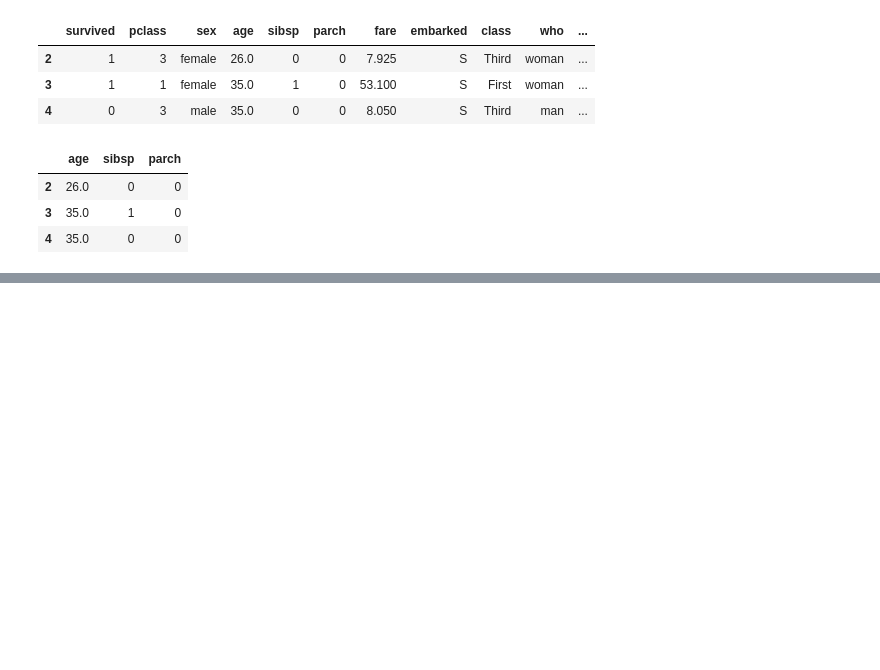
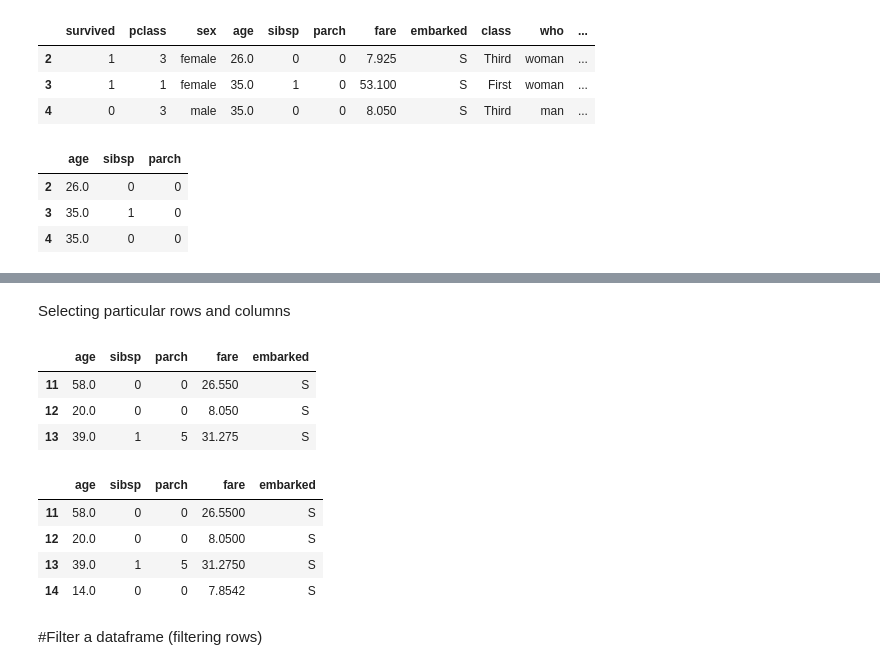
Before and after one commit to Tahan402/Tahan402, a Jupyter notebook: Pandas.ipynb, the cells around one changed output, grey strips where cells are left out. Saved outputs shown, nothing was run; the diff lists cells and outputs as text; code cells hidden in the pictures; blank space fills up the shorter version.

```diff
--- a/Pandas.ipynb
+++ b/Pandas.ipynb
@@ -273,0 +454,19 @@ titanic_data.iloc[2:5,3:6]
+# %% [markdown]
+Selecting particular rows and columns
+# %%
+titanic_data[titanic_data.columns[3:8]].iloc[11:14]
+# %% [output]
+|  | age | sibsp | parch | fare | embarked |
+| 11 | 58.0 | 0 | 0 | 26.550 | S |
+| 12 | 20.0 | 0 | 0 | 8.050 | S |
+| 13 | 39.0 | 1 | 5 | 31.275 | S |
+# %%
+titanic_data[titanic_data.columns[3:8]].loc[11:14] #it will give 11,12,13,14 also
+# %% [output]
+|  | age | sibsp | parch | fare | embarked |
+| 11 | 58.0 | 0 | 0 | 26.5500 | S |
+| 12 | 20.0 | 0 | 0 | 8.0500 | S |
+| 13 | 39.0 | 1 | 5 | 31.2750 | S |
+| 14 | 14.0 | 0 | 0 | 7.8542 | S |
+# %% [markdown]
+#Filter a dataframe (filtering rows)
```
Also changed, not shown: parts of 40 cells of this notebook.
